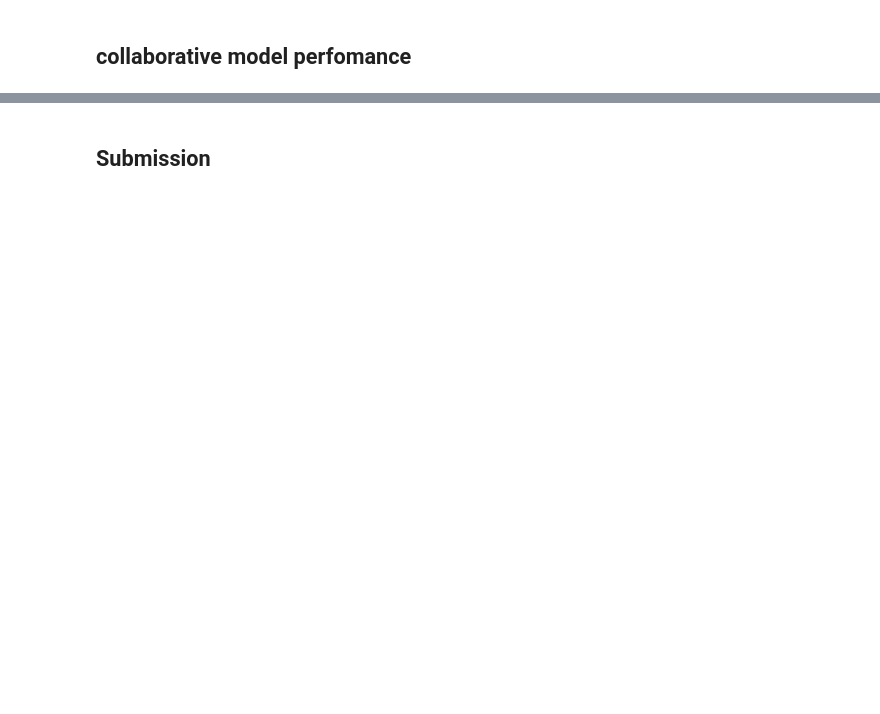
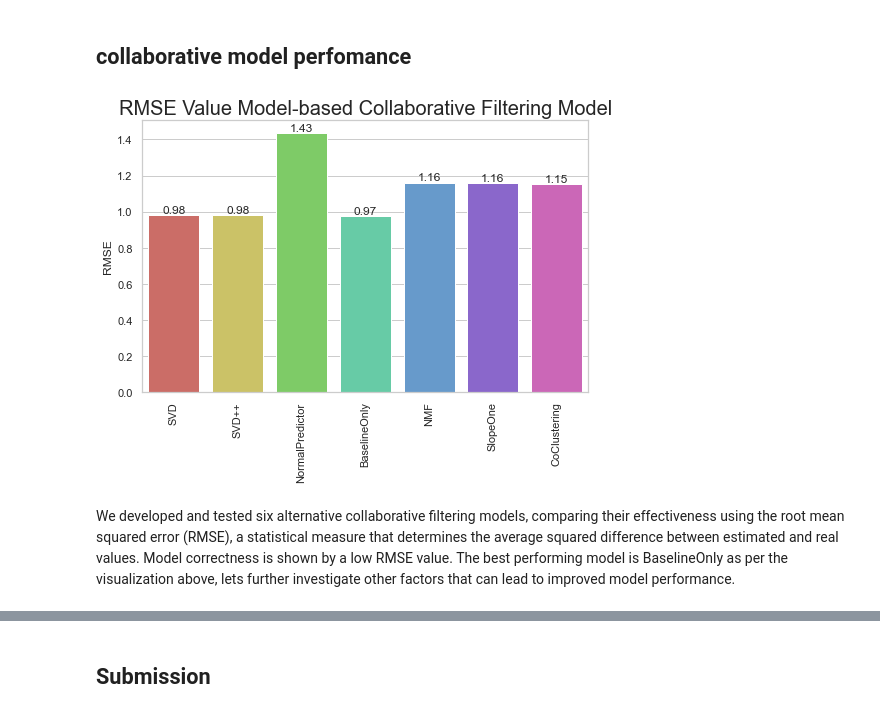
Before and after one commit to kmsekgothe/unsupervised-predict-streamlit-template, a Jupyter notebook: model.ipynb, the cells around one changed output, grey strips where cells are left out. Cells and saved outputs as stored; diff of their text form; code cells hidden in the pictures; blank space fills up the shorter version.

```diff
--- a/model.ipynb
+++ b/model.ipynb
@@ -1452,0 +1592,8 @@ RMSE: 0.9786
+# %%
+nmf_sub = NMF()
+nmf_sub.fit(trainset)
+nmf_pred = nmf_sub.test(testset)
+
+# Model Performance
+
+nmf_rmse = accuracy.rmse(nmf_pred)
@@ -1452,0 +1610,8 @@ RMSE: 0.9786
+# %%
+so_sub = SlopeOne()
+so_sub.fit(trainset)
+so_pred = so_sub.test(testset)
+
+# Model Performance
+
+so_rmse = accuracy.rmse(so_pred)
@@ -1452,0 +1626,8 @@ RMSE: 0.9786
+# %%
+cc_sub = CoClustering(random_state=42)
+cc_sub.fit(trainset)
+cc_pred = cc_sub.test(testset)
+
+# Model Performance
+
+cc_rmse = accuracy.rmse(cc_pred)
@@ -1504,2 +1689,25 @@ print (f"Predicted rating: \t {pred_rating}")
 # %% [markdown]
 ## collaborative model perfomance
+# %%
+# Compare RMSE values between models
+fig,axis = plt.subplots(figsize=(8, 5))
+rmse_x = ['SVD','SVD++','NormalPredictor','BaselineOnly',
+          'NMF','SlopeOne','CoClustering']
+
+rmse_y = [svd_rmse,svdpp_rmse,np_rmse,blo_rmse,nmf_rmse,
+          so_rmse,cc_rmse]
+
+ax = sns.barplot(x=rmse_x, y=rmse_y,palette='hls')
+plt.title('RMSE Value Model-based Collaborative Filtering Model',
+          fontsize=20)
+plt.xticks(rotation=90)
+plt.ylabel('RMSE')
+for p in ax.patches:
+    ax.text(p.get_x() + p.get_width()/2, p.get_y() + p.get_height(),
+            round(p.get_height(),2), fontsize=12, ha="center", va='bottom')
+
+plt.show()
+# %% [output]
+[figure, added]
+# %% [markdown]
+We developed and tested six alternative collaborative filtering models, comparing their effectiveness using the root mean squared error (RMSE), a statistical measure that determines the average squared difference between estimated and real values. Model correctness is shown by a low RMSE value. The best performing model is BaselineOnly as per the visualization above, lets further investigate other factors that can lead to improved model performance.
```
Also changed, not shown: parts of 63 cells of this notebook.
